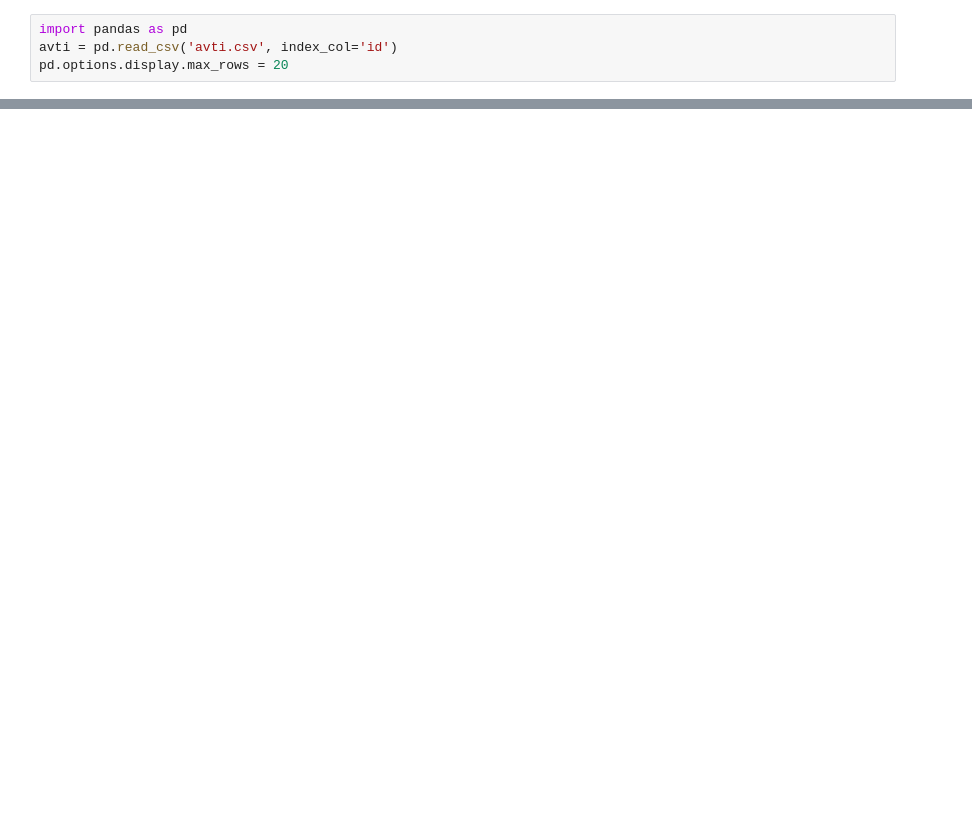
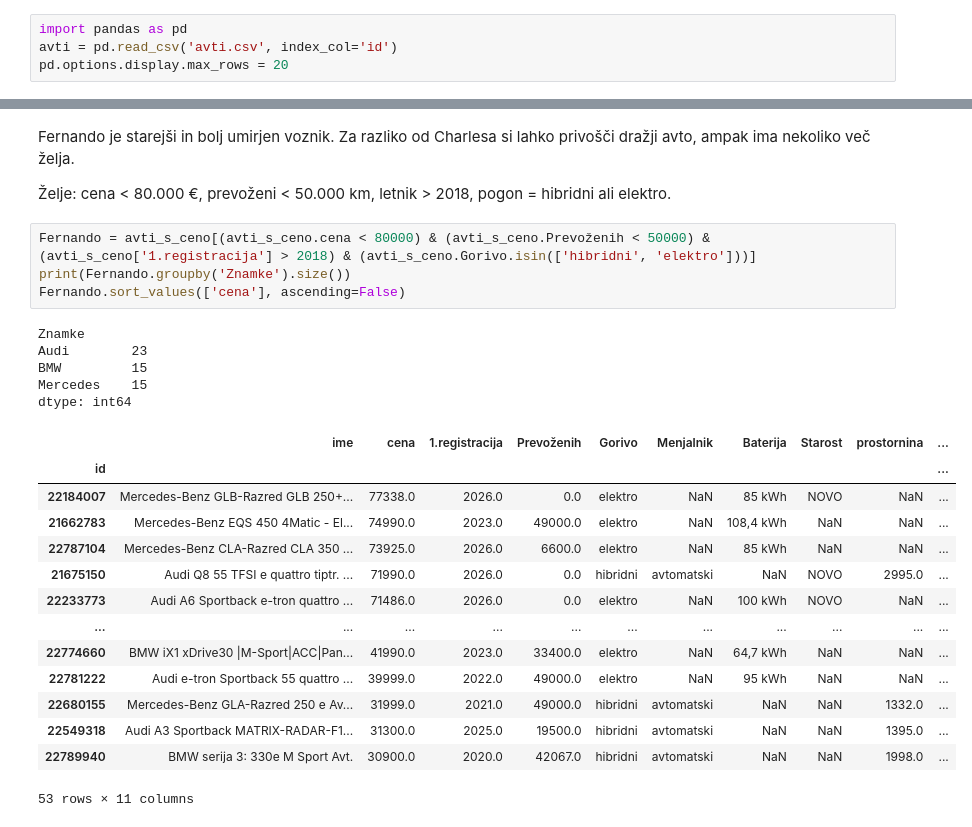
Before and after one commit to MatejLovsin/Seminarska_naloga, a Jupyter notebook: analiza.ipynb, the cells around one changed output, grey strips where cells are left out. Cells and saved outputs as stored; diff of their text form; blank space fills up the shorter version.

```diff
--- a/analiza.ipynb
+++ b/analiza.ipynb
@@ -42,0 +153,28 @@ TypeError: expected string or bytes-like object, got 'Series'
+# %% [markdown]
+Fernando je starejši in bolj umirjen voznik. Za razliko od Charlesa si lahko privošči dražji avto, ampak ima nekoliko več želja.
+
+Želje: cena < 80.000 €, prevoženi < 50.000 km, letnik > 2018, pogon = hibridni ali elektro.
+# %%
+Fernando = avti_s_ceno[(avti_s_ceno.cena < 80000) & (avti_s_ceno.Prevoženih < 50000) & (avti_s_ceno['1.registracija'] > 2018) & (avti_s_ceno.Gorivo.isin(['hibridni', 'elektro']))]
+print(Fernando.groupby('Znamke').size())
+Fernando.sort_values(['cena'], ascending=False)
+# %% [output]
+Znamke
+Audi        23
+BMW         15
+Mercedes    15
+dtype: int64
+|  | ime | cena | 1.registracija | Prevoženih | Gorivo | Menjalnik | Baterija | Starost | prostornina | ... |
+| id |  |  |  |  |  |  |  |  |  | ... |
+| 22184007 | Mercedes-Benz GLB-Razred GLB 250+... | 77338.0 | 2026.0 | 0.0 | elektro | NaN | 85 kWh | NOVO | NaN | ... |
+| 21662783 | Mercedes-Benz EQS 450 4Matic - El... | 74990.0 | 2023.0 | 49000.0 | elektro | NaN | 108,4 kWh | NaN | NaN | ... |
+| 22787104 | Mercedes-Benz CLA-Razred CLA 350 ... | 73925.0 | 2026.0 | 6600.0 | elektro | NaN | 85 kWh | NaN | NaN | ... |
+| 21675150 | Audi Q8 55 TFSI e quattro tiptr. ... | 71990.0 | 2026.0 | 0.0 | hibridni | avtomatski | NaN | NOVO | 2995.0 | ... |
+| 22233773 | Audi A6 Sportback e-tron quattro ... | 71486.0 | 2026.0 | 0.0 | elektro | NaN | 100 kWh | NOVO | NaN | ... |
+| ... | ... | ... | ... | ... | ... | ... | ... | ... | ... | ... |
+| 22774660 | BMW iX1 xDrive30 |M-Sport|ACC|Pan... | 41990.0 | 2023.0 | 33400.0 | elektro | NaN | 64,7 kWh | NaN | NaN | ... |
+| 22781222 | Audi e-tron Sportback 55 quattro ... | 39999.0 | 2022.0 | 49000.0 | elektro | NaN | 95 kWh | NaN | NaN | ... |
+| 22680155 | Mercedes-Benz GLA-Razred 250 e Av... | 31999.0 | 2021.0 | 49000.0 | hibridni | avtomatski | NaN | NaN | 1332.0 | ... |
+| 22549318 | Audi A3 Sportback MATRIX-RADAR-F1... | 31300.0 | 2025.0 | 19500.0 | hibridni | avtomatski | NaN | NaN | 1395.0 | ... |
+| 22789940 | BMW serija 3: 330e M Sport Avt. | 30900.0 | 2020.0 | 42067.0 | hibridni | avtomatski | NaN | NaN | 1998.0 | ... |
+53 rows × 11 columns
```
Also changed, not shown: parts of 18 cells of this notebook.
